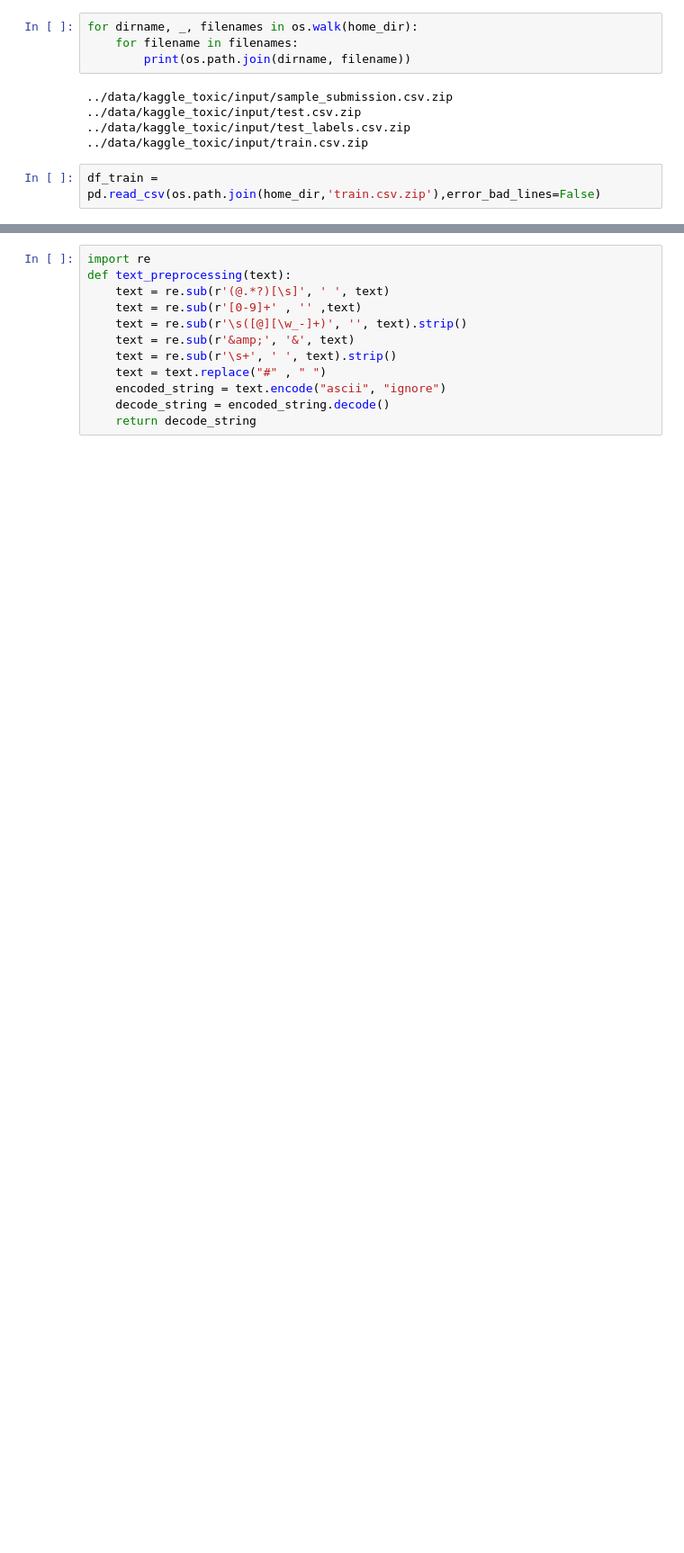
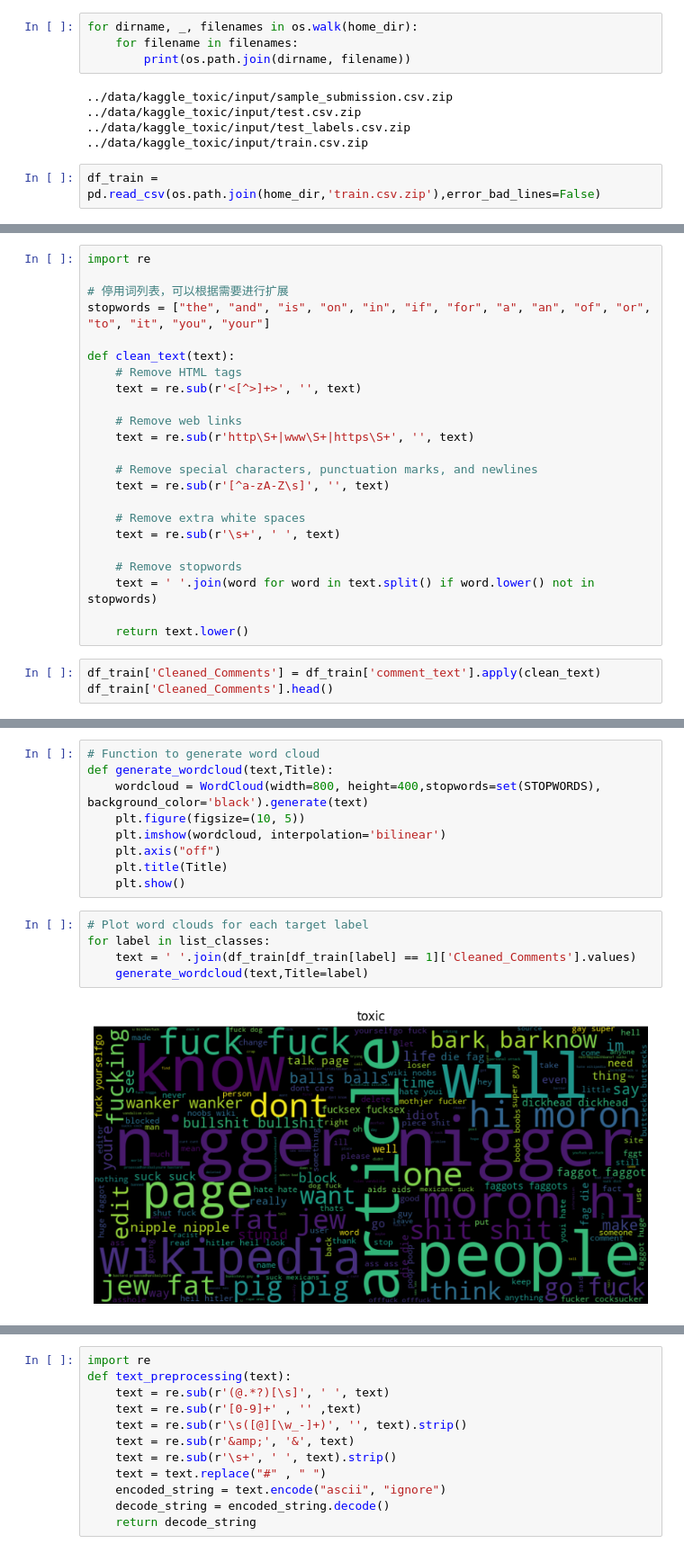
Before and after one commit to rongjoker/ephemeralP, a Jupyter notebook: pt/_k_b_toxic.ipynb, the cells around one changed output, grey strips where cells are left out. Shown at 90% size. Cells and saved outputs as stored; diff of their text form; blank space fills up the shorter version.

Commit message:
toxic comment classification

```diff
--- a/pt/_k_b_toxic.ipynb
+++ b/pt/_k_b_toxic.ipynb
@@ -75,0 +87,26 @@ list_sentences_test = df_test["comment_text"]
+# %%
+import re
+
+# 停用词列表，可以根据需要进行扩展
+stopwords = ["the", "and", "is", "on", "in", "if", "for", "a", "an", "of", "or", "to", "it", "you", "your"]
+
+def clean_text(text):
+    # Remove HTML tags
+    text = re.sub(r'<[^>]+>', '', text)
+
+    # Remove web links
+    text = re.sub(r'http\S+|www\S+|https\S+', '', text)
+
+    # Remove special characters, punctuation marks, and newlines
+    text = re.sub(r'[^a-zA-Z\s]', '', text)
+
+    # Remove extra white spaces
+    text = re.sub(r'\s+', ' ', text)
+
+    # Remove stopwords
+    text = ' '.join(word for word in text.split() if word.lower() not in stopwords)
+
+    return text.lower()
+# %%
+df_train['Cleaned_Comments'] = df_train['comment_text'].apply(clean_text)
+df_train['Cleaned_Comments'].head()
@@ -75,0 +120,16 @@ list_sentences_test = df_test["comment_text"]
+# %%
+# Function to generate word cloud
+def generate_wordcloud(text,Title):
+    wordcloud = WordCloud(width=800, height=400,stopwords=set(STOPWORDS), background_color='black').generate(text)
+    plt.figure(figsize=(10, 5))
+    plt.imshow(wordcloud, interpolation='bilinear')
+    plt.axis("off")
+    plt.title(Title)
+    plt.show()
+# %%
+# Plot word clouds for each target label
+for label in list_classes:
+    text = ' '.join(df_train[df_train[label] == 1]['Cleaned_Comments'].values)
+    generate_wordcloud(text,Title=label)
+# %% [output]
+[figure, added]
```
Also changed, not shown: parts of 22 cells of this notebook, 1 other file.
